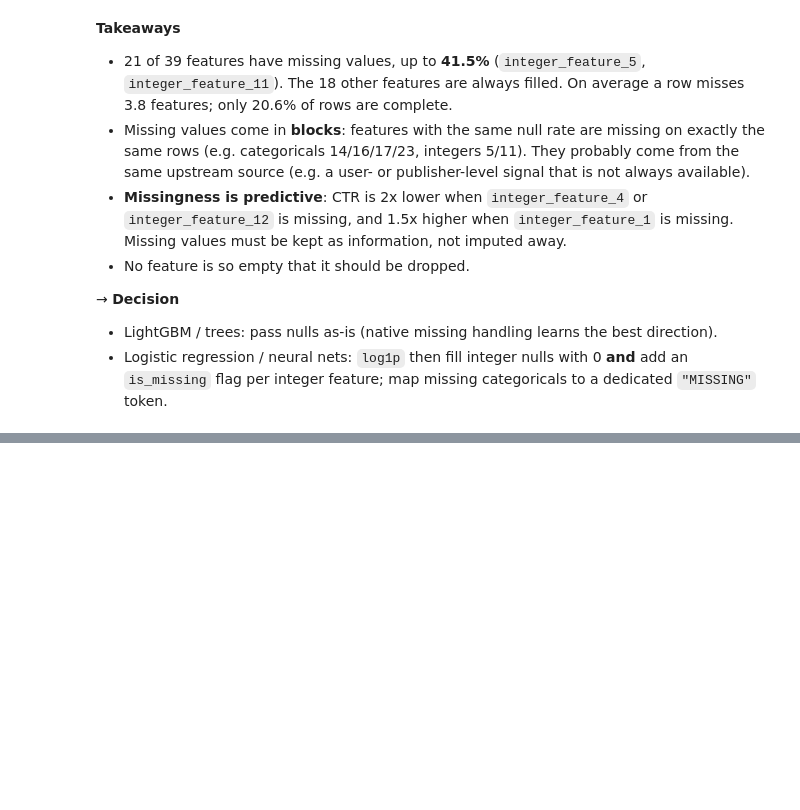
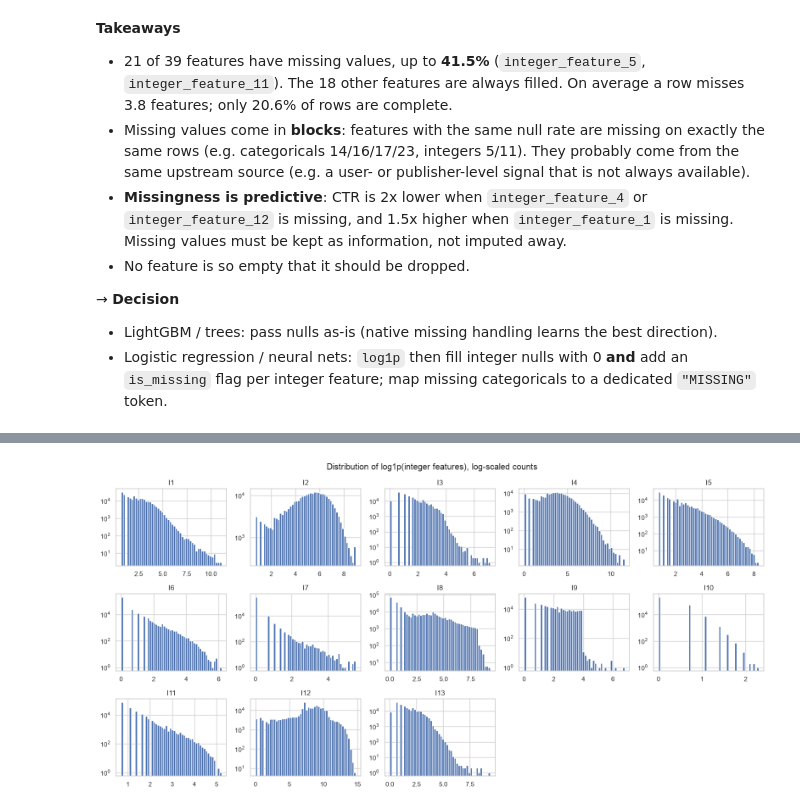
Before and after one commit to Mam-s/ctr_criteo, a Jupyter notebook: notebooks/exploration.ipynb, the cells around one changed output, grey strips where cells are left out. Drawn from its saved outputs; the diff is of its cells as text; code cells hidden in the pictures; blank space fills up the shorter version.

Commit message:
eda: integer features distributions and signal

```diff
--- a/notebooks/exploration.ipynb
+++ b/notebooks/exploration.ipynb
@@ -225,0 +248,16 @@ pd.DataFrame(
+# %%
+sample = df.sample(300_000, random_state=42)
+
+fig, axes = plt.subplots(3, 5, figsize=(16, 8))
+for ax, col in zip(axes.flat, INT_COLS):
+    values = sample[col].dropna()
+    ax.hist(np.log1p(values.clip(lower=0)), bins=50)
+    ax.set_title(col.replace("integer_feature_", "I"))
+    ax.set_yscale("log")
+for ax in axes.flat[len(INT_COLS):]:
+    ax.axis("off")
+fig.suptitle("Distribution of log1p(integer features), log-scaled counts")
+fig.tight_layout()
+plt.show()
+# %% [output]
+[figure, added]
```
Also changed, not shown: parts of 9 cells of this notebook.
